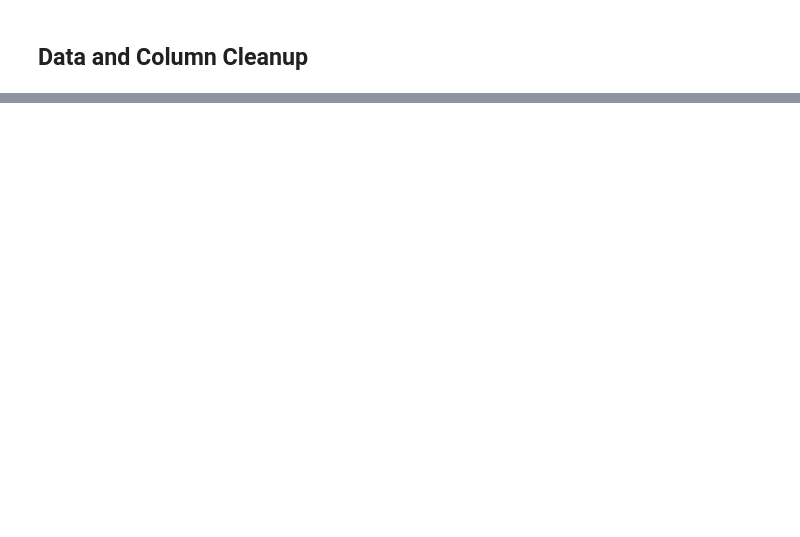
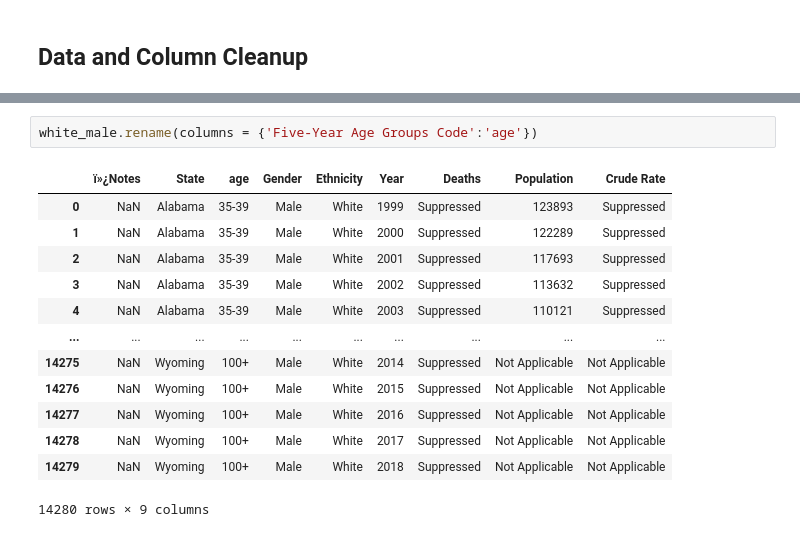
Before and after one commit to MrBardot/Trends-in-Alzheimers-Disease-Fatalities-in-the-United-States-and-Tennessee-from-1999-2018.-, a Jupyter notebook: notebooks/alz_eda.ipynb, the cells around one changed output, grey strips where cells are left out. Drawn from its saved outputs; the diff is of its cells as text; blank space fills up the shorter version.

```diff
--- a/notebooks/alz_eda.ipynb
+++ b/notebooks/alz_eda.ipynb
@@ -77,0 +65,16 @@ white_male.head()
+# %%
+white_male.rename(columns = {'Five-Year Age Groups Code':'age'})
+# %% [output]
+|  | ï»¿Notes | State | age | Gender | Ethnicity | Year | Deaths | Population | Crude Rate |
+| 0 | NaN | Alabama | 35-39 | Male | White | 1999 | Suppressed | 123893 | Suppressed |
+| 1 | NaN | Alabama | 35-39 | Male | White | 2000 | Suppressed | 122289 | Suppressed |
+| 2 | NaN | Alabama | 35-39 | Male | White | 2001 | Suppressed | 117693 | Suppressed |
+| 3 | NaN | Alabama | 35-39 | Male | White | 2002 | Suppressed | 113632 | Suppressed |
+| 4 | NaN | Alabama | 35-39 | Male | White | 2003 | Suppressed | 110121 | Suppressed |
+| ... | ... | ... | ... | ... | ... | ... | ... | ... | ... |
+| 14275 | NaN | Wyoming | 100+ | Male | White | 2014 | Suppressed | Not Applicable | Not Applicable |
+| 14276 | NaN | Wyoming | 100+ | Male | White | 2015 | Suppressed | Not Applicable | Not Applicable |
+| 14277 | NaN | Wyoming | 100+ | Male | White | 2016 | Suppressed | Not Applicable | Not Applicable |
+| 14278 | NaN | Wyoming | 100+ | Male | White | 2017 | Suppressed | Not Applicable | Not Applicable |
+| 14279 | NaN | Wyoming | 100+ | Male | White | 2018 | Suppressed | Not Applicable | Not Applicable |
+14280 rows × 9 columns
```
Also changed, not shown: parts of 26 cells of this notebook.
